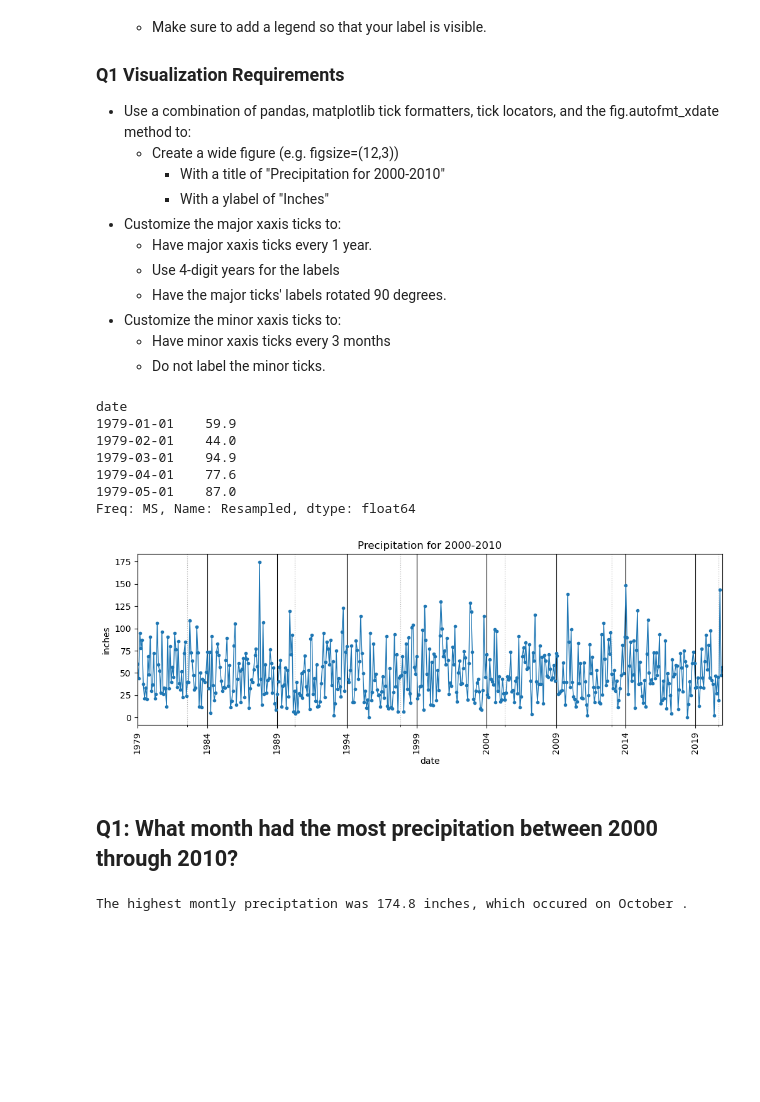
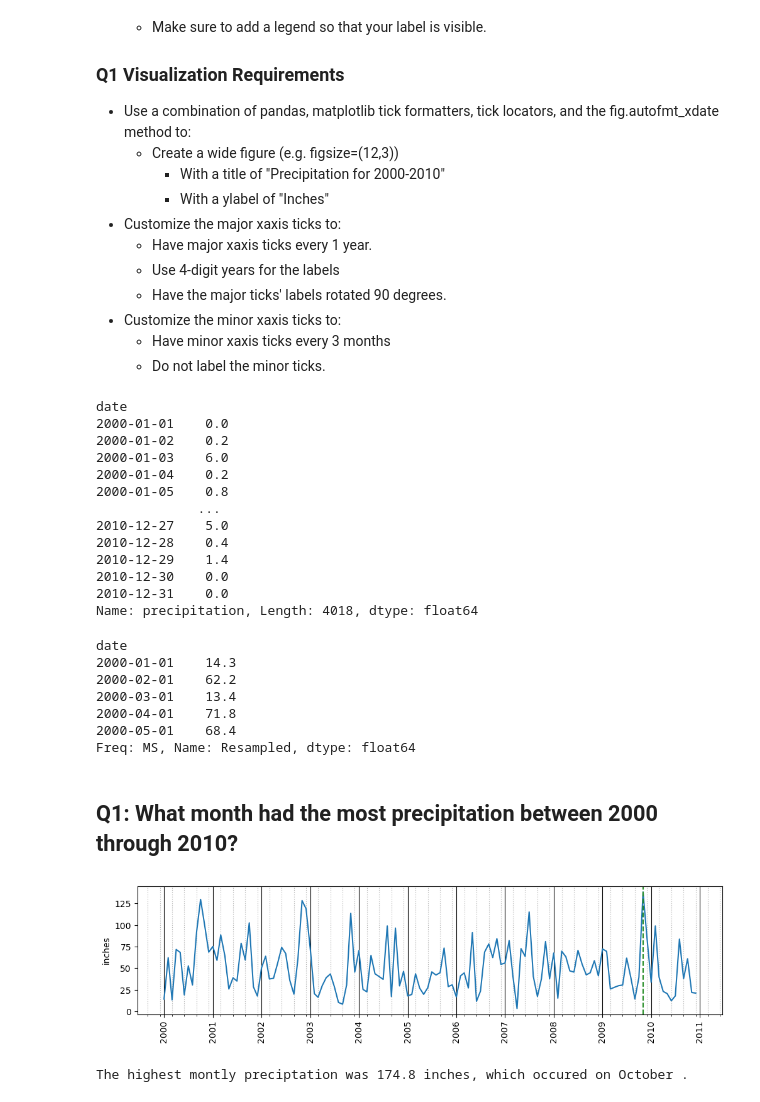
Before and after one commit to pylabview/Core_Resampling_Datetime-_ata, a Jupyter notebook: (Core) Resampling Datetime Data.ipynb, the cells around one changed output. Saved outputs shown, nothing was run; the diff lists cells and outputs as text; code cells hidden in the pictures; blank space fills up the shorter version.

Commit message:
Fix Plot issue

```diff
--- a/(Core) Resampling Datetime Data.ipynb
+++ b/(Core) Resampling Datetime Data.ipynb
@@ -216,50 +216,66 @@ format_dict = { 'minor_loc_month': 3,
                 'label_year_rotation':90,
 }
 # %%
-ts = df['precipitation'].copy()
+ts = df.loc['2000':'2010','precipitation'].copy()
+ts
+# %% [output]
+date
+2000-01-01    0.0
+2000-01-02    0.2
+2000-01-03    6.0
+2000-01-04    0.2
+2000-01-05    0.8
+             ...
+2010-12-27    5.0
+2010-12-28    0.4
+2010-12-29    1.4
+2010-12-30    0.0
+2010-12-31    0.0
+Name: precipitation, Length: 4018, dtype: float64
 # %%
 ts_MS_res = ts.resample("MS").sum()
 ts_MS_res.name = 'Resampled'
 ts_MS_res.head()
 # %% [output]
 date
-1979-01-01    59.9
-1979-02-01    44.0
-1979-03-01    94.9
-1979-04-01    77.6
-1979-05-01    87.0
+2000-01-01    14.3
+2000-02-01    62.2
+2000-03-01    13.4
+2000-04-01    71.8
+2000-05-01    68.4
 Freq: MS, Name: Resampled, dtype: float64
-# %%
-## creating our tick locators and formatters
-## for minor month ticks
-# create the locator to place ticks every 3 months.
-loc_3months = mdates.MonthLocator(interval=3)
-fmt_months = mdates.DateFormatter("")
-## for major year ticks
-loc_year = mdates.YearLocator()
-fmt_year = mdates.DateFormatter("%Y")
-## Make the fig and axis first
-# plot the time series with pandas
-fig, ax = plt.subplots(figsize=(12,4))
-ts_MS_res.plot(ax=ax,title='Precipitation for 2000-2010',marker='.',lw=1)
-## customize minor ticks
-ax.xaxis.set_minor_locator(loc_3months)
-ax.xaxis.set_minor_formatter(fmt_months)
-## customize major ticks
-# ax.xaxis.set_major_locator(loc_year)
-# ax.xaxis.set_major_formatter(fmt_year)
-## Making major/minor gridlines visually distinct
-ax.grid(which='minor',axis='x',ls=":")
-ax.grid(which='major',axis='x',color='k')
-ax.set_ylabel('inches')
-fig.autofmt_xdate(rotation=90,ha='center')
-# %% [output]
-[figure, old version]
 # %% [markdown]
 ## Q1: What month had the most precipitation between 2000 through 2010?
 # %%
 date_max_precip = ts_MS_res.idxmax()
 max_precip = ts_MS_res.max()
+# %%
+## creating our tick locators and formatters
+## for minor month ticks
+# create the locator to place ticks every 3 months.
+loc_3months = mdates.MonthLocator(interval=3)
+fmt_months = mdates.DateFormatter("")
+## for major year ticks
+loc_year = mdates.YearLocator()
+fmt_year = mdates.DateFormatter("%Y")
+## Make the fig and axis first
+# plot the time series with pandas
+fig, ax = plt.subplots(figsize=(12,3))
+ax.plot(ts_MS_res.index,ts_MS_res.values)
+## customize minor ticks
+ax.xaxis.set_minor_locator(loc_3months)
+ax.xaxis.set_minor_formatter(fmt_months)
+## customize major ticks
+ax.axvline(date_max_precip,color='forestgreen',ls='--', label= "Max Precipitation")
+ax.xaxis.set_major_locator(loc_year)
+ax.xaxis.set_major_formatter(fmt_year)
+## Making major/minor gridlines visually distinct
+ax.grid(which='minor',axis='x',ls=":")
+ax.grid(which='major',axis='x',color='k')
+ax.set_ylabel('inches')
+fig.autofmt_xdate(rotation=90,ha='center')
+# %% [output]
+[figure, new version]
 # %%
 print(f"The highest montly preciptation was {max_precip} inches, which occured on {date_max_precip.strftime('%B')} .")
 # %% [output]
```
